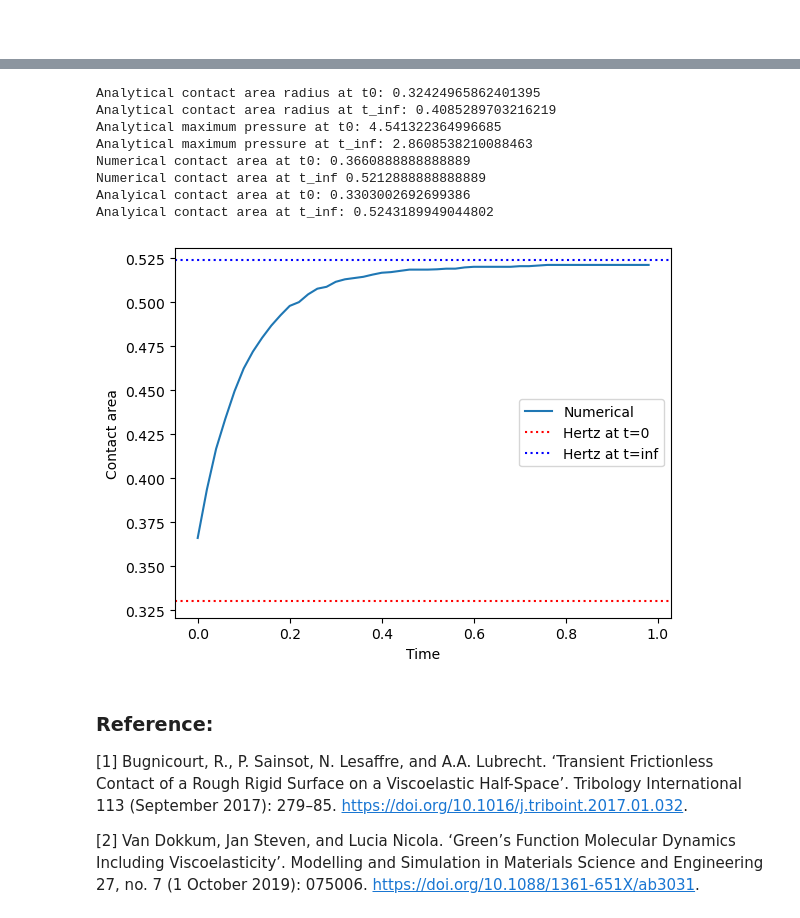
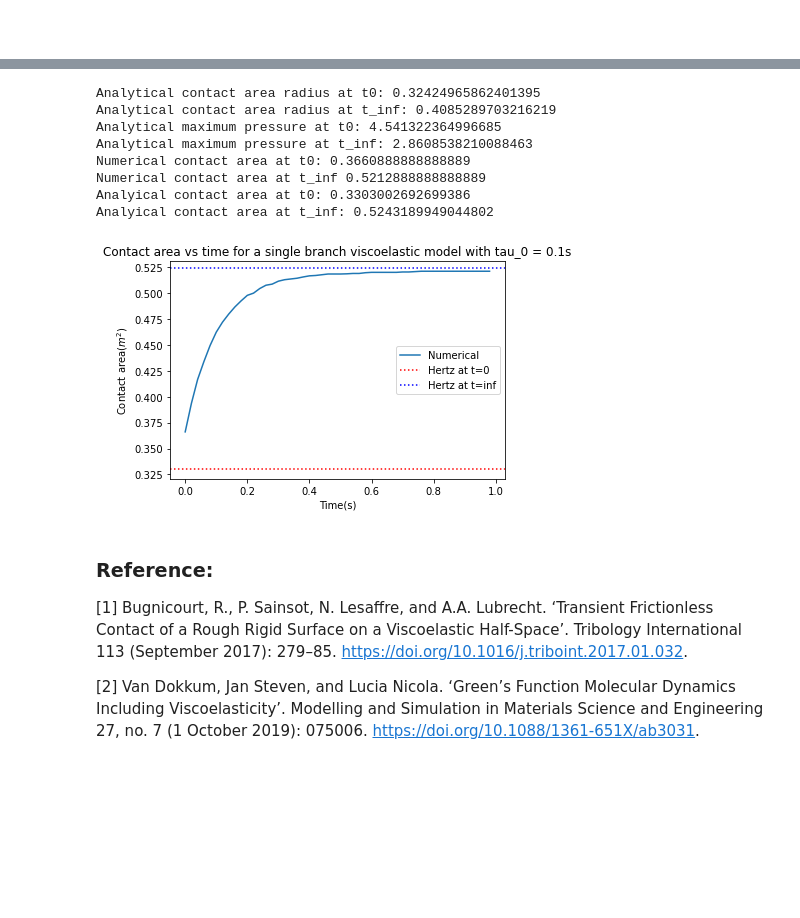
Before and after one commit to NathanLZC/Master-internship-repo-at-Institut-dAlembert, a Jupyter notebook: Week10/one_branch_euler_backward.ipynb, the cells around one changed output, grey strips where cells are left out. Saved outputs shown, nothing was run; the diff lists cells and outputs as text; code cells hidden in the pictures; blank space fills up the shorter version.

```diff
--- a/Week10/one_branch_euler_backward.ipynb
+++ b/Week10/one_branch_euler_backward.ipynb
@@ -333,30 +339,32 @@ Ac_hertz_t_inf = np.pi*a_t_inf**2
 # %%
 print("Analytical contact area radius at t0:", a_t0)
 print("Analytical contact area radius at t_inf:", a_t_inf)
 print("Analytical maximum pressure at t0:", p0_t0)
 print("Analytical maximum pressure at t_inf:", p0_t_inf)
 print("Numerical contact area at t0:", Ac[0])
 print("Numerical contact area at t_inf",  Ac[-1])
 print("Analyical contact area at t0:", Ac_hertz_t0)
 print("Analyical contact area at t_inf:", Ac_hertz_t_inf)
 plt.plot(np.arange(t0, t1, dt), Ac)
 plt.axhline(Ac_hertz_t0, color='red', linestyle='dotted')
 plt.axhline(Ac_hertz_t_inf, color='blue', linestyle='dotted')
-plt.xlabel("Time")
-plt.ylabel("Contact area")
+plt.xlabel("Time(s)")
+plt.ylabel("Contact area($m^2$)")
 plt.legend(["Numerical", "Hertz at t=0", "Hertz at t=inf"])
+#define a title that can read parameter tau_0
+plt.title("Contact area vs time for a single branch viscoelastic model with tau_0 = " + str(tau_0) + "s")
 #plt.axhline(Ac_hertz_t_inf, color='blue')
 plt.show()
 # %% [output]
 Analytical contact area radius at t0: 0.32424965862401395
 Analytical contact area radius at t_inf: 0.4085289703216219
 Analytical maximum pressure at t0: 4.541322364996685
 Analytical maximum pressure at t_inf: 2.8608538210088463
 Numerical contact area at t0: 0.3660888888888889
 Numerical contact area at t_inf 0.5212888888888889
 Analyical contact area at t0: 0.3303002692699386
 Analyical contact area at t_inf: 0.5243189949044802
-[figure, old version]
+[figure, new version]
 # %% [markdown]
 ### Reference:
 
```
Also changed, not shown: parts of 4 cells of this notebook.
